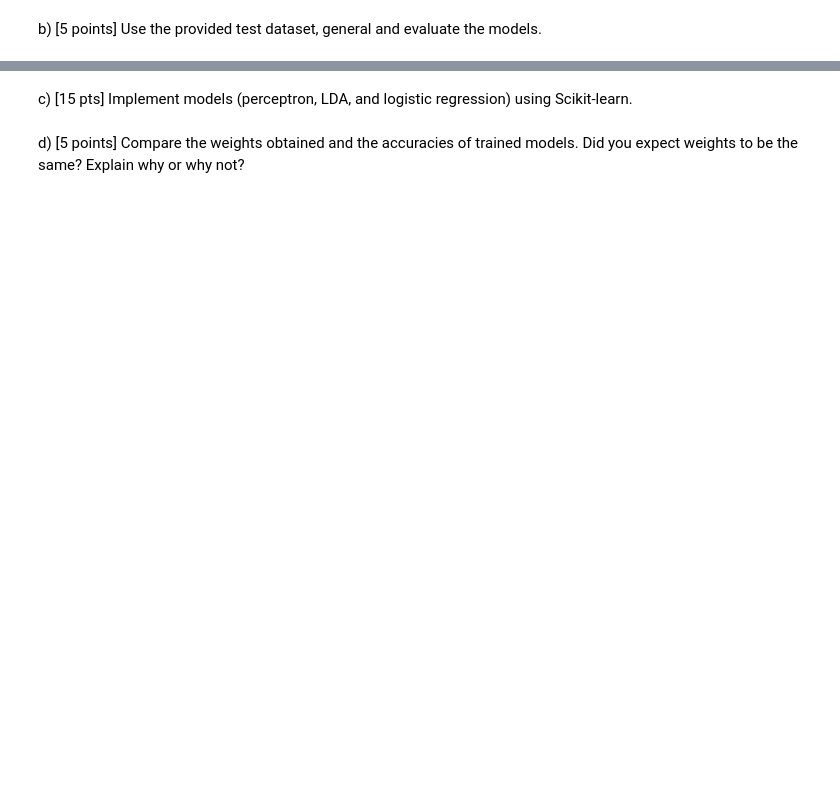
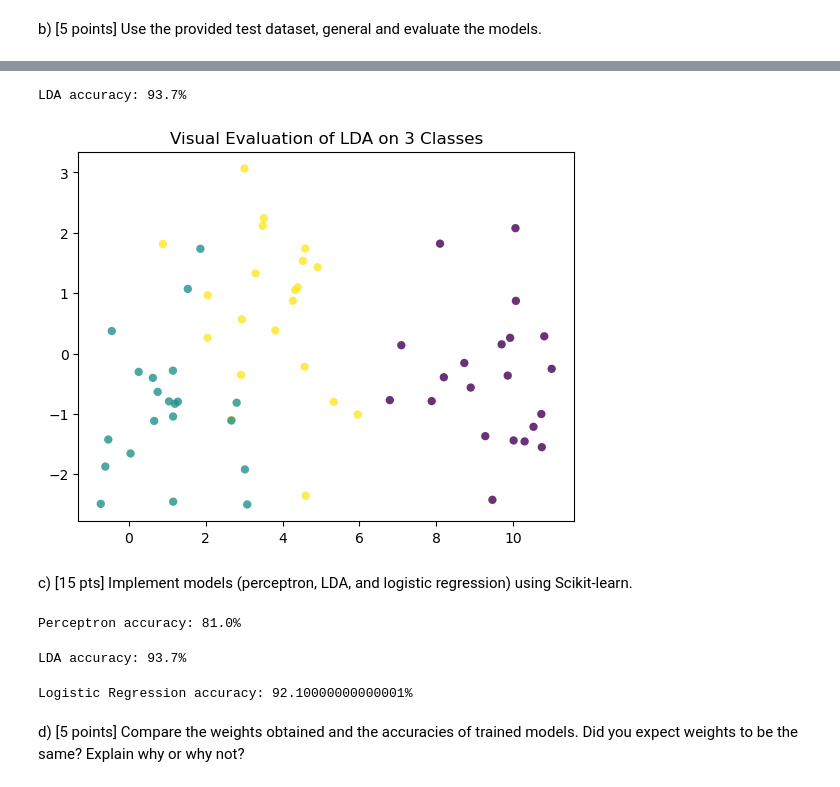
Before and after one commit to UPstartDeveloper/ML-Fundamentals-and-Apps, a Jupyter notebook: SyedRaza_HW2/SyedRaza_HW2.ipynb, the cells around one changed output, grey strips where cells are left out. Saved outputs shown, nothing was run; the diff lists cells and outputs as text; code cells hidden in the pictures; blank space fills up the shorter version.

```diff
--- a/SyedRaza_HW2/SyedRaza_HW2.ipynb
+++ b/SyedRaza_HW2/SyedRaza_HW2.ipynb
@@ -128,4 +199,48 @@ b)	[5 points] Use the provided test dataset, general and evaluate the models.
+# %%
+# Custom LDA model - closed form approach
+my_lda = LDA(2)
+my_lda.fit(x_train, y_train)
+lds = my_lda.transform(x_test)
+
+x1, x2 = lds[:, 0], lds[:, 1]
+
+plt.scatter(
+    x1, x2, c=y_test, edgecolor="none", alpha=0.8, cmap=plt.cm.get_cmap("viridis", 3)
+)
+plt.title("Visual Evaluation of LDA on 3 Classes")
+my_lda_acc = accuracy_score(my_lda.evaluate(x_test, y_test), y_test)
+print(f"LDA accuracy: {100 * round(my_lda_acc, 3)}%")
+# %% [output]
+LDA accuracy: 93.7%
+[figure, added]
 # %% [markdown]
 c)	[15 pts] Implement models (perceptron, LDA, and logistic regression) using Scikit-learn.
+# %%
+from sklearn.linear_model import Perceptron as SKPerceptron
+
+perceptron_sklearn = SKPerceptron(max_iter=100, random_state=0)
+perceptron_sklearn.fit(x_train_scaled, y_train)
+perceptron_acc = perceptron_sklearn.score(x_test_scaled, y_test)
+print(f"Perceptron accuracy: {100 * round(perceptron_acc, 3)}%")
+# %% [output]
+Perceptron accuracy: 81.0%
+# %%
+from sklearn.discriminant_analysis import LinearDiscriminantAnalysis as SKLinDA
+
+lda = SKLinDA(n_components=2)
+lda.fit(x_train_scaled, y_train)
+lda_acc = lda.score(x_test_scaled, y_test)
+print(f"LDA accuracy: {100 * round(lda_acc, 3)}%")
+# %% [output]
+LDA accuracy: 93.7%
+# %%
+from sklearn.linear_model import LogisticRegression
+
+log_reg = LogisticRegression(random_state=0)
+log_reg.fit(x_train_scaled, y_train)
+log_reg_acc = log_reg.score(x_test_scaled, y_test)
+print(f"Logistic Regression accuracy: {100 * round(log_reg_acc, 3)}%")
+# %% [output]
+Logistic Regression accuracy: 92.10000000000001%
 # %% [markdown]
 d)	[5 points] Compare the weights obtained and the accuracies of trained models. Did you expect weights to be the same? Explain why or why not?
```
Also changed, not shown: parts of 8 cells of this notebook.
